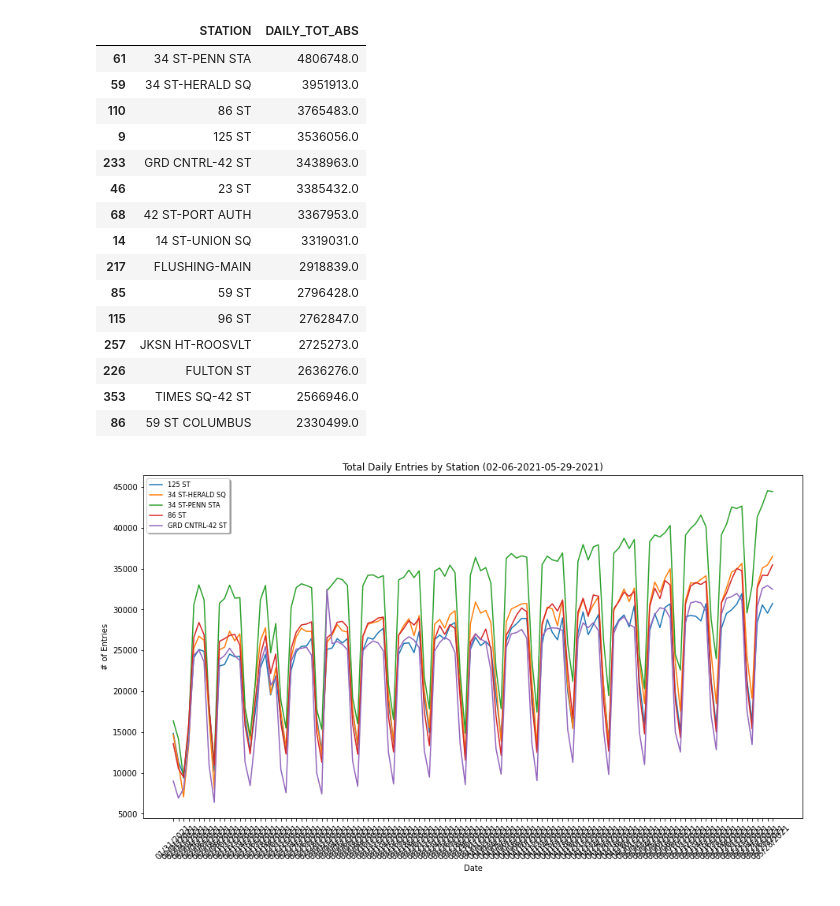
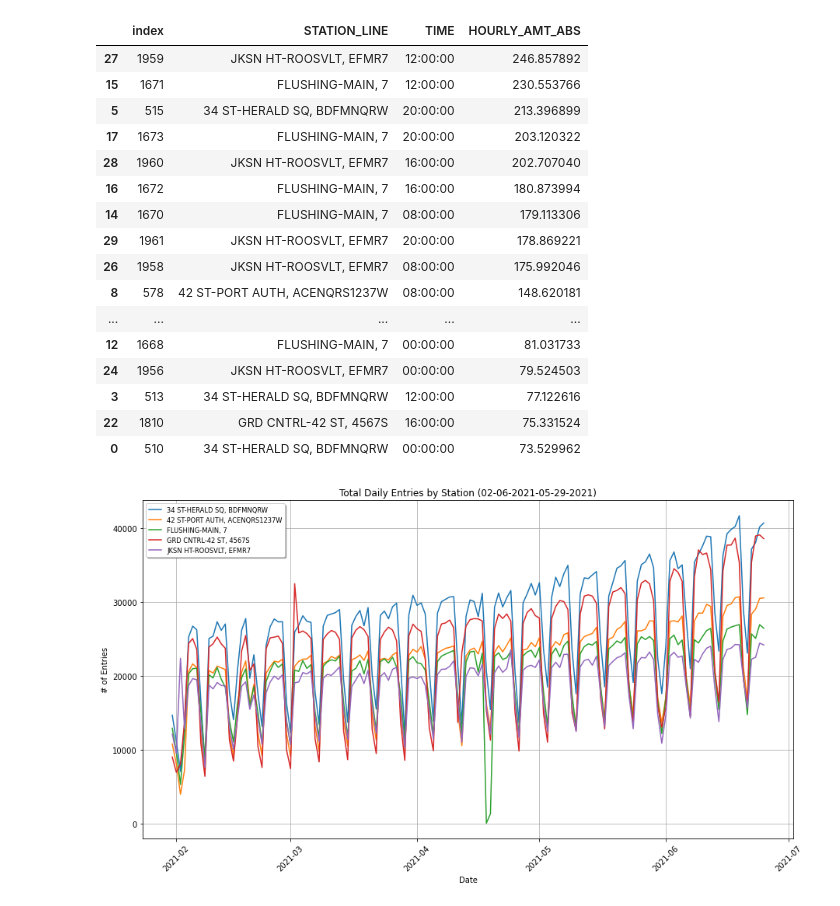
Before and after one commit to maneaterrbug/WTWY_metro_project_MR, a Jupyter notebook: jp_nb_mta_proc.ipynb, the cells around one changed output. Drawn from its saved outputs; the diff is of its cells as text; code cells hidden in the pictures.

```diff
--- a/jp_nb_mta_proc.ipynb
+++ b/jp_nb_mta_proc.ipynb
@@ -44,3 +62,5 @@ turnstiles_daily
 # %%
-turnstiles_daily['DAILY_TOT'] = turnstiles_daily.groupby(["CA", "UNIT", "SCP", "STATION"]).ENTRIES.diff()
+turnstiles_daily['DAILY_TOT'] = turnstiles_daily.groupby(["CA", "UNIT", "SCP", "STATION_LINE"]).ENTRIES.diff()
 turnstiles_daily['DAILY_TOT_ABS'] = np.absolute(turnstiles_daily.DAILY_TOT)
+
+turnstiles_hourly['HOURLY_AMT_ABS'] = np.absolute(turnstiles_hourly.HOURLY_AMT)
@@ -49,4 +67,9 @@ turnstiles_daily.to_csv('temp.csv')
 # %%
-mask = (turnstiles_daily.DAILY_TOT_ABS < 10000)
+mask = (turnstiles_daily.DAILY_TOT_ABS < 15000)
+maskh = (turnstiles_hourly.HOURLY_AMT_ABS < 2000)
 turnstiles_daily_cleaned = turnstiles_daily[mask]
-turnstiles_daily_cleaned
+turnstiles_hourly_cleaned = turnstiles_hourly[maskh]
+mask_shift = (turnstiles_daily.SCP.shift(1) != turnstiles_daily.SCP)
+#turnstiles_daily['DAILY_TOT'][mask_shift] = np.nan
+#turnstiles_daily.loc[mask_shift,'DAILY_TOT'] = np.nan
+#turnstiles_daily[(turnstiles_daily.STATION == 'HEWES ST') & (turnstiles_daily.SCP == '00-00-00')]
@@ -67,5 +76,8 @@ turnstiles_daily_cleaned
 # %%
-station_daily = turnstiles_daily_cleaned.groupby(['STATION','DATE'])[['DAILY_TOT_ABS']].sum().reset_index()
-station_daily_sum = station_daily.groupby('STATION').DAILY_TOT_ABS.sum().reset_index().sort_values('DAILY_TOT_ABS',ascending = False).head(15)
+station_daily = turnstiles_daily_cleaned.groupby(['STATION_LINE','DATE'])[['DAILY_TOT_ABS']].sum().reset_index()
+station_daily_sum = station_daily.groupby('STATION_LINE').DAILY_TOT_ABS.sum().reset_index().sort_values('DAILY_TOT_ABS',ascending = False).head(15)
+station_daily_sum['STATION'] = station_daily_sum.STATION_LINE.apply(lambda x: x[:x.find(',')])
 
-station_daily_sum.head(5)
+station_hourly = turnstiles_hourly_cleaned.groupby(['STATION_LINE','TIME'])[['HOURLY_AMT_ABS']].mean().reset_index()
+
+top_list = station_daily_sum.STATION_LINE.head(5).to_list()
@@ -111,42 +96,51 @@ plt.plot(single_station_penn['DATE'],single_station_penn['DAILY_TOT_ABS'])
 # %%
-daily_by_station = turnstiles_daily_cleaned.groupby(['STATION','DATE']).DAILY_TOT_ABS.sum().reset_index()
-station_mask = (daily_by_station['STATION'] == '34 ST-PENN STA') | (daily_by_station['STATION'] == '34 ST-HERALD SQ') | (daily_by_station['STATION'] == '86 ST') |(daily_by_station['STATION'] == '125 ST') | (daily_by_station['STATION'] == 'GRD CNTRL-42 ST')
-station_daily_sum.sort_values
+daily_by_station = (turnstiles_daily_cleaned
+                    .groupby(['STATION_LINE','DATE'])
+                    .DAILY_TOT_ABS.sum().reset_index())
 
-daily_by_station_top = daily_by_station[station_mask].reset_index()
-daily_by_station_top
+station_hourly_top = station_hourly[station_hourly.STATION_LINE.isin(top_list)].reset_index()
+
+top_list = station_daily_sum.STATION_LINE.head(5).to_list()
+top_station_mask = daily_by_station['STATION_LINE'].isin(top_list)
+
+daily_by_station_top = daily_by_station[top_station_mask].reset_index()
+
 station_daily_sum.sort_values(['DAILY_TOT_ABS'], ascending = False)
+
+station_hourly_top.sort_values(by = ['HOURLY_AMT_ABS'], ascending = False).head(20)
 # %% [output]
-|  | STATION | DAILY_TOT_ABS |
-| 61 | 34 ST-PENN STA | 4806748.0 |
-| 59 | 34 ST-HERALD SQ | 3951913.0 |
-| 110 | 86 ST | 3765483.0 |
-| 9 | 125 ST | 3536056.0 |
-| 233 | GRD CNTRL-42 ST | 3438963.0 |
-| 46 | 23 ST | 3385432.0 |
-| 68 | 42 ST-PORT AUTH | 3367953.0 |
-| 14 | 14 ST-UNION SQ | 3319031.0 |
-| 217 | FLUSHING-MAIN | 2918839.0 |
-| 85 | 59 ST | 2796428.0 |
-| 115 | 96 ST | 2762847.0 |
-| 257 | JKSN HT-ROOSVLT | 2725273.0 |
-| 226 | FULTON ST | 2636276.0 |
-| 353 | TIMES SQ-42 ST | 2566946.0 |
-| 86 | 59 ST COLUMBUS | 2330499.0 |
+|  | index | STATION_LINE | TIME | HOURLY_AMT_ABS |
+| 27 | 1959 | JKSN HT-ROOSVLT, EFMR7 | 12:00:00 | 246.857892 |
+| 15 | 1671 | FLUSHING-MAIN, 7 | 12:00:00 | 230.553766 |
+| 5 | 515 | 34 ST-HERALD SQ, BDFMNQRW | 20:00:00 | 213.396899 |
+| 17 | 1673 | FLUSHING-MAIN, 7 | 20:00:00 | 203.120322 |
+| 28 | 1960 | JKSN HT-ROOSVLT, EFMR7 | 16:00:00 | 202.707040 |
+| 16 | 1672 | FLUSHING-MAIN, 7 | 16:00:00 | 180.873994 |
+| 14 | 1670 | FLUSHING-MAIN, 7 | 08:00:00 | 179.113306 |
+| 29 | 1961 | JKSN HT-ROOSVLT, EFMR7 | 20:00:00 | 178.869221 |
+| 26 | 1958 | JKSN HT-ROOSVLT, EFMR7 | 08:00:00 | 175.992046 |
+| 8 | 578 | 42 ST-PORT AUTH, ACENQRS1237W | 08:00:00 | 148.620181 |
+| ... | ... | ... | ... | ... |
+| 12 | 1668 | FLUSHING-MAIN, 7 | 00:00:00 | 81.031733 |
+| 24 | 1956 | JKSN HT-ROOSVLT, EFMR7 | 00:00:00 | 79.524503 |
+| 3 | 513 | 34 ST-HERALD SQ, BDFMNQRW | 12:00:00 | 77.122616 |
+| 22 | 1810 | GRD CNTRL-42 ST, 4567S | 16:00:00 | 75.331524 |
+| 0 | 510 | 34 ST-HERALD SQ, BDFMNQRW | 00:00:00 | 73.529962 |
 # %%
 plt.figure(figsize=(15,8))
-for i, group in daily_by_station_top.groupby('STATION'):
+plt.grid()
+for i, group in daily_by_station_top.groupby('STATION_LINE'):
     plt.plot(group['DATE'], group['DAILY_TOT_ABS'], label = i)
 
 plt.legend(shadow = True, loc = 0, fontsize = 'small')
 plt.ylabel('# of Entries')
 plt.xlabel('Date')
 plt.xticks(rotation=45)
 plt.title('Total Daily Entries by Station (02-06-2021-05-29-2021)')
 
 plt.savefig('figs/daily_entries_by_station.png', bbox_inches = 'tight')
 # %% [output]
-[figure, old version]
+[figure, new version]
 # %%
 daily_by_station_top['DAY_OF_WEEK_NUM'] = pd.to_datetime(daily_by_station_top['DATE']).dt.dayofweek
 daily_by_station_top
```
Also changed, not shown: parts of 15 cells of this notebook, 8 other files.
